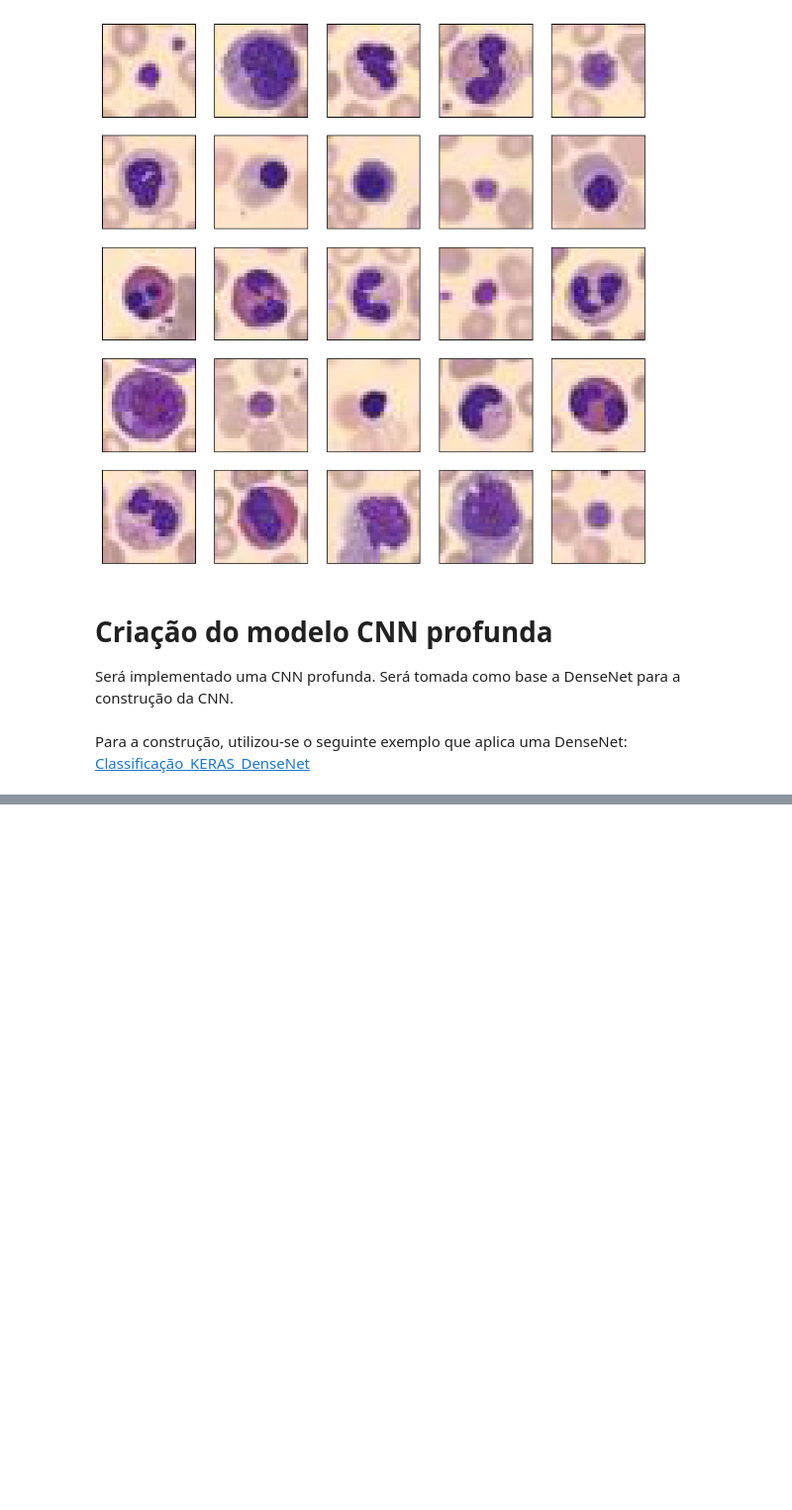
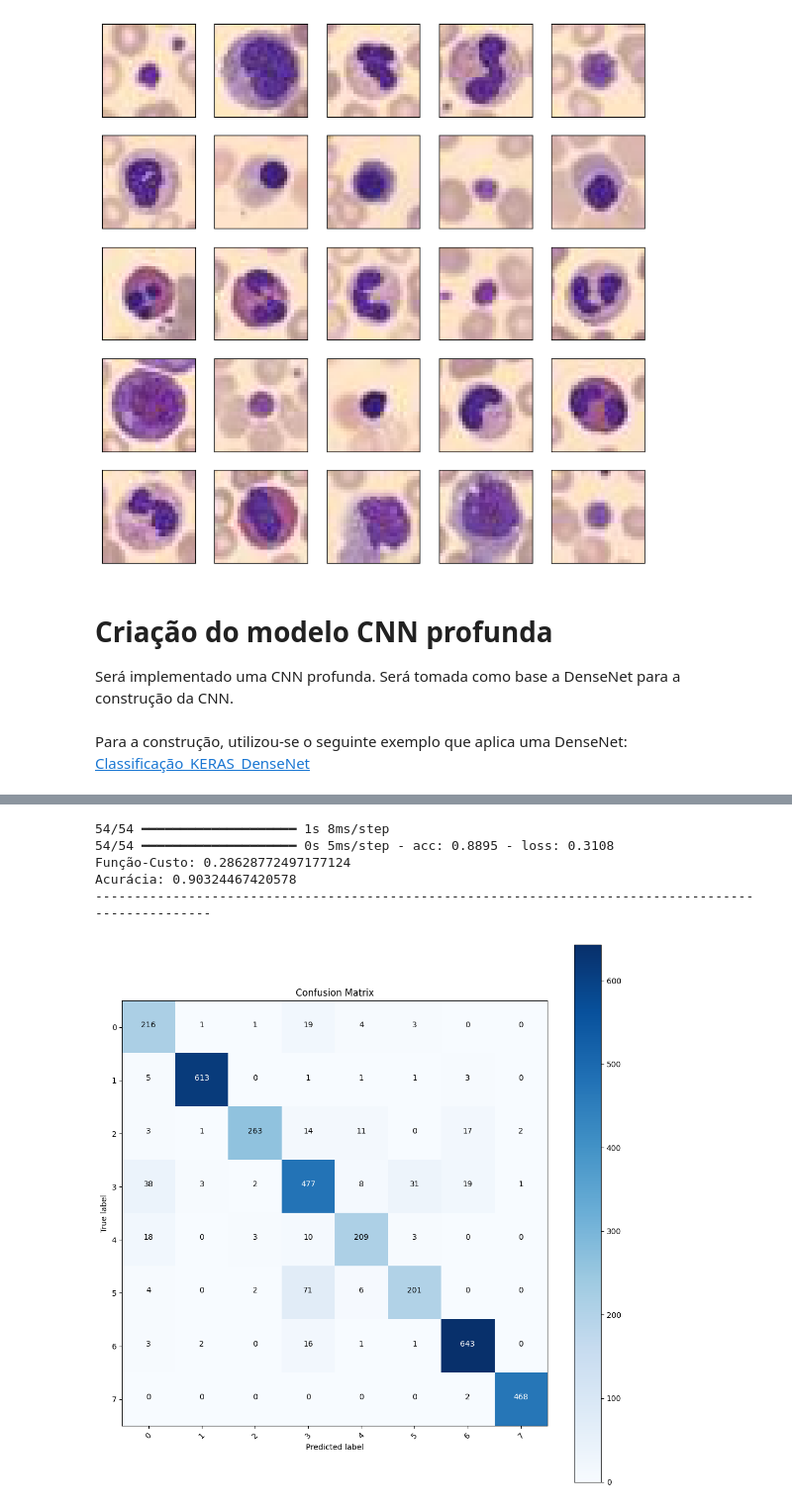
Before and after one commit to Jitesh193/IA048, a Jupyter notebook: EFC3/efc3_parte3_175867.ipynb, the cells around one changed output, grey strips where cells are left out. Shown at 99% size. Saved outputs shown, nothing was run; the diff lists cells and outputs as text; code cells hidden in the pictures; blank space fills up the shorter version.

```diff
--- a/EFC3/efc3_parte3_175867.ipynb
+++ b/EFC3/efc3_parte3_175867.ipynb
@@ -234,22 +236,29 @@ def plot_confusion_matrix(cm, classes, normalize=True, title='Confusion matrix',
 # %%
 from sklearn.metrics import confusion_matrix
 import pandas as pd
 
 pred = model.predict(TestX_n,batch_size=batch_size)
 
 y_pred = np.empty((len(pred),1),dtype=int)
 for i in range(len(pred)):
     y_pred[i,0] = np.argmax(pred[i])
 
-score = model.evaluate(TestX_n,TestY,batch_size=8)
+score = model.evaluate(TestX_n,TestY,batch_size=batch_size)
 
 print(f'Função-Custo: {score[0]}')
 print(f'Acurácia: {score[1]}')
 
 print('--'*50)
 
 cm = confusion_matrix(TestY,y_pred)
 plot_confusion_matrix(cm, ['0', '1', '2', '3', '4', '5', '6', '7'], normalize=False, title='Confusion Matrix')
+# %% [output]
+54/54 ━━━━━━━━━━━━━━━━━━━━ 1s 8ms/step
+54/54 ━━━━━━━━━━━━━━━━━━━━ 0s 5ms/step - acc: 0.8895 - loss: 0.3108
+Função-Custo: 0.28628772497177124
+Acurácia: 0.90324467420578
+----------------------------------------------------------------------------------------------------
+[figure, added]
 # %%
 def plot_image(i, predictions_array, true_label, img):
   true_label, img = true_label[i], img[i]
```
Also changed, not shown: parts of 8 cells of this notebook, 2 other files.
